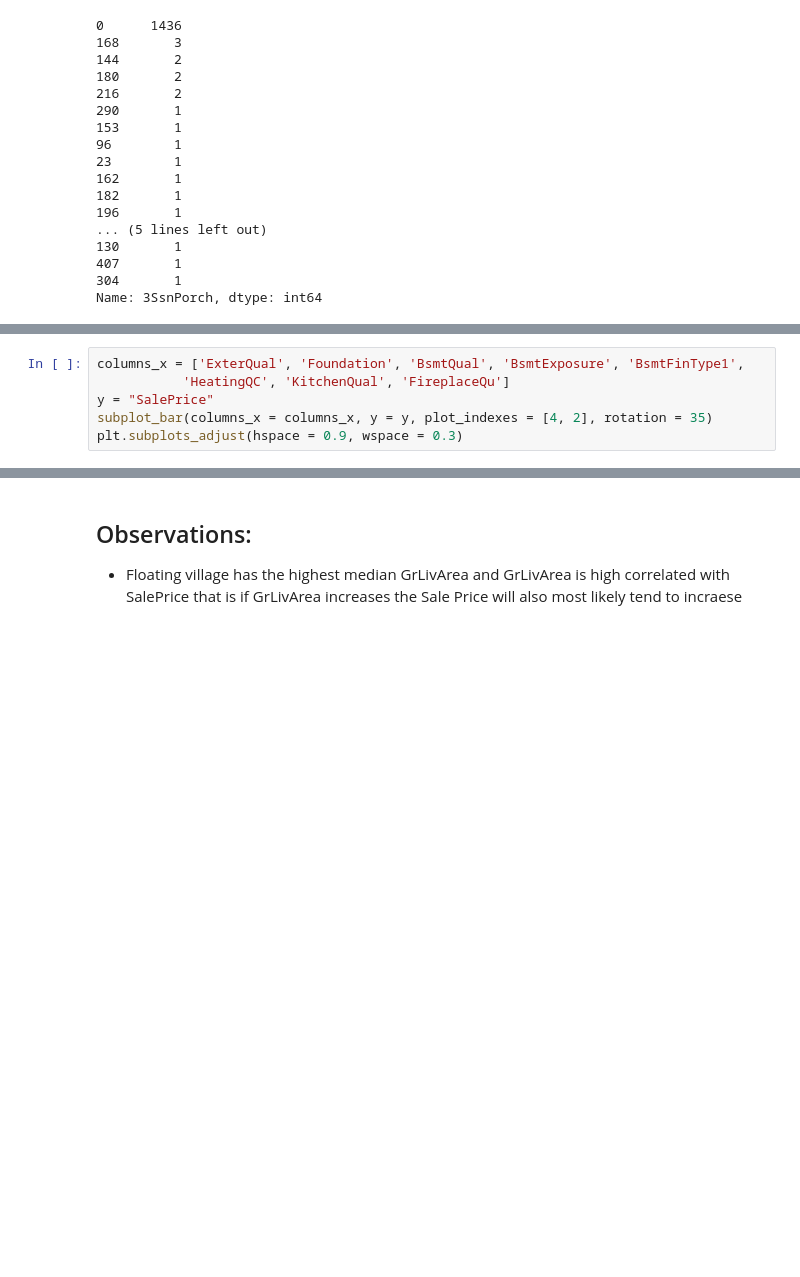
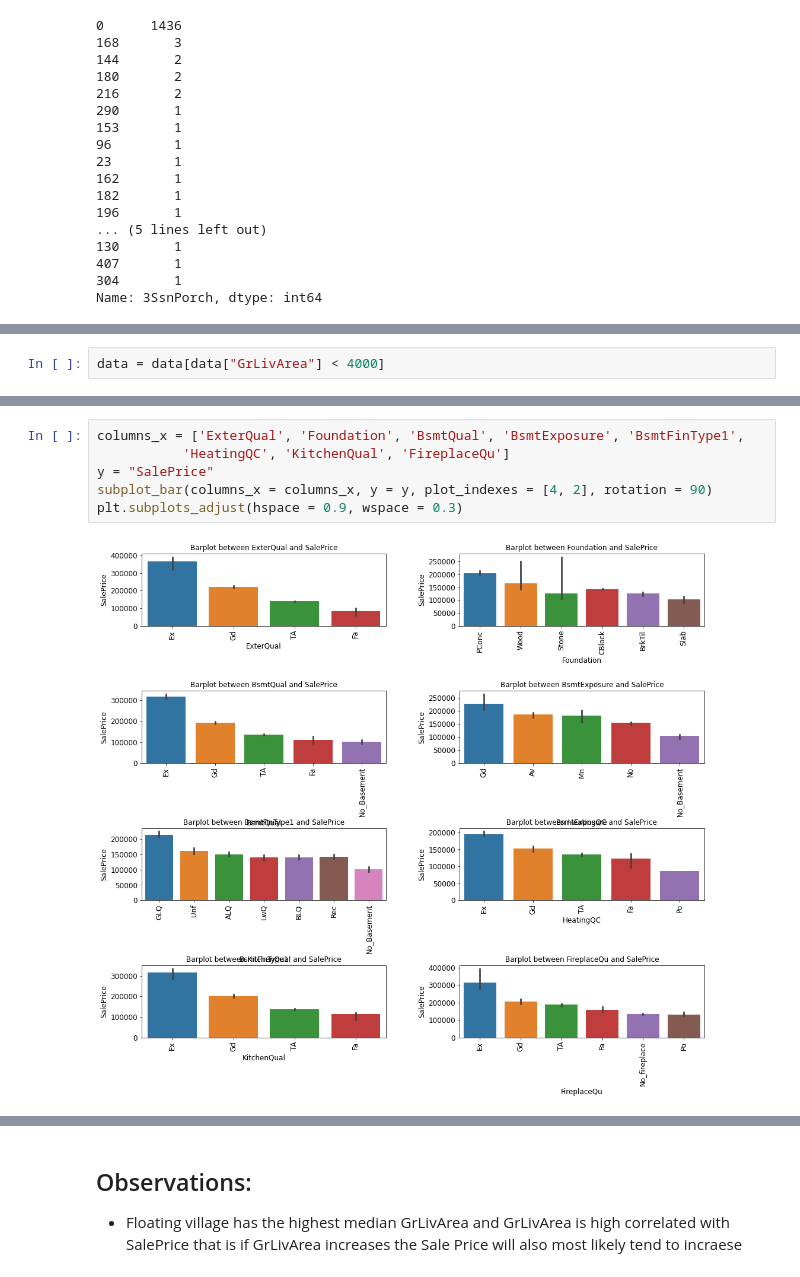
Before and after one commit to basil-16/SurpriseHousing, a Jupyter notebook: AdvancedRegressionAssignment.ipynb, the cells around one changed output, grey strips where cells are left out. Drawn from its saved outputs; the diff is of its cells as text; blank space fills up the shorter version.

```diff
--- a/AdvancedRegressionAssignment.ipynb
+++ b/AdvancedRegressionAssignment.ipynb
@@ -962,0 +991,2 @@ plt.subplots_adjust(hspace = 0.4, wspace=0.2)
+# %%
+data = data[data["GrLivArea"] < 4000]
@@ -1006,6 +1142,8 @@ plt.subplots_adjust(hspace = 0.9, wspace = 0.3)
 # %%
 columns_x = ['ExterQual', 'Foundation', 'BsmtQual', 'BsmtExposure', 'BsmtFinType1',
            'HeatingQC', 'KitchenQual', 'FireplaceQu']
 y = "SalePrice"
-subplot_bar(columns_x = columns_x, y = y, plot_indexes = [4, 2], rotation = 35)
+subplot_bar(columns_x = columns_x, y = y, plot_indexes = [4, 2], rotation = 90)
 plt.subplots_adjust(hspace = 0.9, wspace = 0.3)
+# %% [output]
+[figure, added]
```
Also changed, not shown: parts of 96 cells of this notebook.
